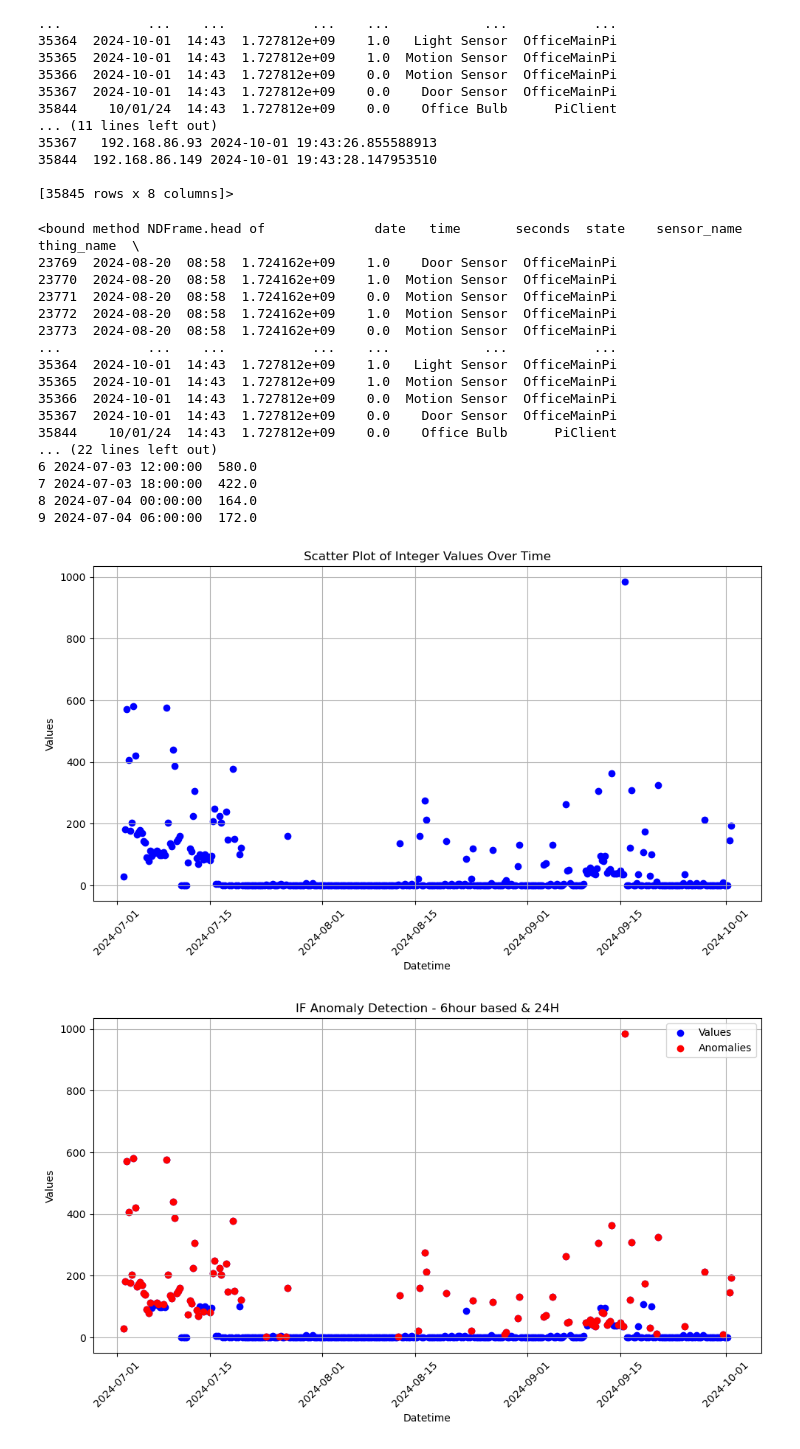
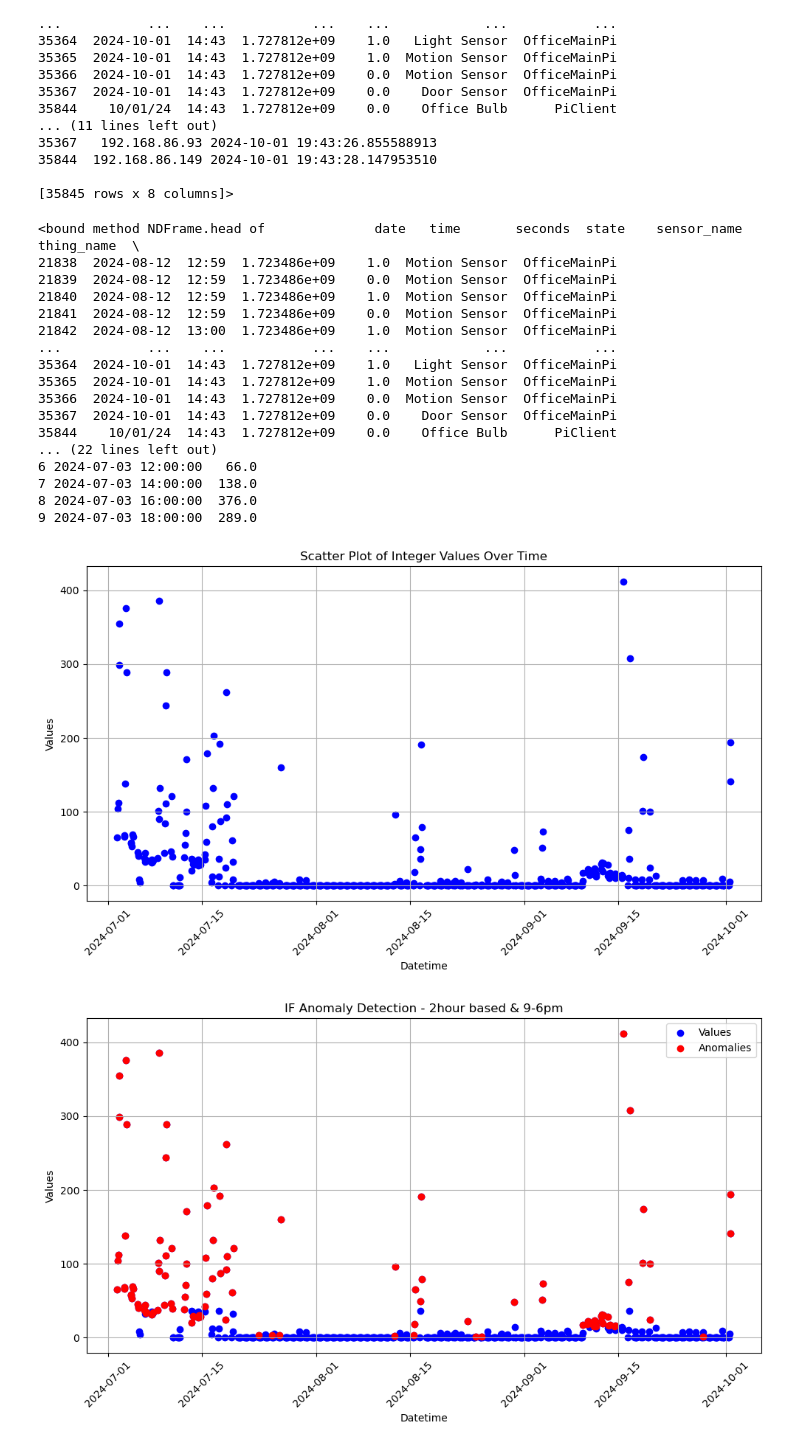
Before and after one commit to AsifTanvir/SEAD-analysis, a Jupyter notebook: Office_data_analysis.ipynb, the cells around one changed output. Drawn from its saved outputs; the diff is of its cells as text; code cells hidden in the pictures.

Commit message:
added august based data filtering and 4h and 2h based resampling on that filter.

```diff
--- a/Office_data_analysis.ipynb
+++ b/Office_data_analysis.ipynb
@@ -55,7 +55,7 @@ print(combined_office_data.head)
 ## total active sensors and actuators for a time window
 
 #Only consider the data from august 20 to october 10
-start_date = pd.to_datetime('2024-08-20')
+start_date = pd.to_datetime('2024-08-12')
 end_date = pd.to_datetime('2024-10-10')
 filtered_office_data = combined_office_data[(combined_office_data['datetime'] >= start_date) & (combined_office_data['datetime'] <= end_date)]
 print(filtered_office_data.head)
@@ -68,26 +68,27 @@ filtered_office_data = filtered_office_data.set_index('datetime')
 
 # combined_office_data_filtered = combined_office_data.between_time('07:00', '19:00')
 # print(combined_office_data.size, combined_office_data_filtered.size)
-office_hourly = combined_office_data.state.resample('6h').sum() #resample on hourly basis and get summary of sensor values on that hour.
+office_hourly = combined_office_data.state.resample('2h').sum() #resample on hourly basis and get summary of sensor values on that hour.
 # print(office_hourly.head(10))
 
-filtered_office_hourly = filtered_office_data.state.resample('6h').sum()
+filtered_office_hourly = filtered_office_data.state.resample('2h').sum()
 
 #only take the resampled data from 7am to 7pm
-# office_hourly = office_hourly.between_time('06:00', '18:00')
+office_hourly = office_hourly.between_time('09:00', '18:00')
 office_hourly = office_hourly.reset_index()
 
+filtered_office_hourly = filtered_office_hourly.between_time('09:00', '18:00')
 filtered_office_hourly = filtered_office_hourly.reset_index()
 
 print(office_hourly.head(10))
 # office_hourly.to_csv('test.csv', index=False)
 # %% [output]
 <bound method NDFrame.head of              date   time       seconds  state    sensor_name    thing_name  \
-23769  2024-08-20  08:58  1.724162e+09    1.0    Door Sensor  OfficeMainPi
-23770  2024-08-20  08:58  1.724162e+09    1.0  Motion Sensor  OfficeMainPi
-23771  2024-08-20  08:58  1.724162e+09    0.0  Motion Sensor  OfficeMainPi
-23772  2024-08-20  08:58  1.724162e+09    1.0  Motion Sensor  OfficeMainPi
-23773  2024-08-20  08:58  1.724162e+09    0.0  Motion Sensor  OfficeMainPi
+21838  2024-08-12  12:59  1.723486e+09    1.0  Motion Sensor  OfficeMainPi
+21839  2024-08-12  12:59  1.723486e+09    0.0  Motion Sensor  OfficeMainPi
+21840  2024-08-12  12:59  1.723486e+09    1.0  Motion Sensor  OfficeMainPi
+21841  2024-08-12  12:59  1.723486e+09    0.0  Motion Sensor  OfficeMainPi
+21842  2024-08-12  13:00  1.723486e+09    1.0  Motion Sensor  OfficeMainPi
 ...           ...    ...           ...    ...            ...           ...
 35364  2024-10-01  14:43  1.727812e+09    1.0   Light Sensor  OfficeMainPi
 35365  2024-10-01  14:43  1.727812e+09    1.0  Motion Sensor  OfficeMainPi
@@ -95,10 +96,10 @@ print(office_hourly.head(10))
 35367  2024-10-01  14:43  1.727812e+09    0.0    Door Sensor  OfficeMainPi
 35844    10/01/24  14:43  1.727812e+09    0.0    Office Bulb      PiClient
 ... (22 lines left out)
-6 2024-07-03 12:00:00  580.0
-7 2024-07-03 18:00:00  422.0
-8 2024-07-04 00:00:00  164.0
-9 2024-07-04 06:00:00  172.0
+6 2024-07-03 12:00:00   66.0
+7 2024-07-03 14:00:00  138.0
+8 2024-07-03 16:00:00  376.0
+9 2024-07-03 18:00:00  289.0
 # %%
 plt.figure(figsize=(10, 6))
 plt.scatter(office_hourly['datetime'], office_hourly['state'], color='blue', marker='o')
@@ -116,7 +117,7 @@ plt.xticks(rotation=45)
 plt.tight_layout()
 plt.show()
 # %% [output]
-[figure, old version]
+[figure, new version]
 # %%
 from sklearn.ensemble import IsolationForest
 
@@ -137,36 +138,36 @@ office_hourly['anomaly'] = model.fit_predict(values)
 anomalies = office_hourly[office_hourly['anomaly'] == -1]
 non_anomalies = office_hourly[office_hourly['anomaly'] == 1]
 # print(df)
 
 # Plot the results
 plt.figure(figsize=(10, 6))
 plt.scatter(office_hourly['datetime'], office_hourly['state'], label='Values', color='blue', marker='o')
 plt.scatter(anomalies['datetime'], anomalies['state'], color='red', label='Anomalies', marker='o')
-plt.title('IF Anomaly Detection - 6hour based & 24H')
+plt.title('IF Anomaly Detection - 2hour based & 9-6pm')
 plt.xlabel('Datetime')
 plt.ylabel('Values')
 plt.legend()
 plt.xticks(rotation=45)
 plt.grid(True)
 plt.tight_layout()
-# plt.savefig('./Plots/Office_plots/IF_6H.png')
+plt.savefig('./Plots/Office_plots/IF_2H.png')
 plt.show()
 
 
 count_anomaly_h = (office_hourly['anomaly'] == -1).sum()
 
 # Calculate the percentage of values equal to -1
 percentage_h = (count_anomaly_h / len(office_hourly)) * 100
 print(f"Total anomalies: {count_anomaly_h}, Percentage of anomalous values: {percentage_h}%")
 
 #only print the non anomalous values which are not zero
 df_filtered = non_anomalies[non_anomalies['state'] != 0]
 print(df_filtered)
 
 print( non_anomalies)
 
-non_anomalies.to_csv('./Output_CSV/regular_office.csv', index=False)
-anomalies.to_csv('./Output_CSV/anomaly_office.csv', index=False)
-# office_hourly.to_csv('./Output_CSV/IF_anomaly_2.csv', index=False)
+# non_anomalies.to_csv('./Output_CSV/regular_office.csv', index=False)
+# anomalies.to_csv('./Output_CSV/anomaly_office.csv', index=False)
+office_hourly.to_csv('./Output_CSV/IF_anomaly_2h_9to6.csv', index=False)
 # %% [output]
-[figure, old version]
+[figure, new version]
```
Also changed, not shown: parts of 3 cells of this notebook, 10 other files.
